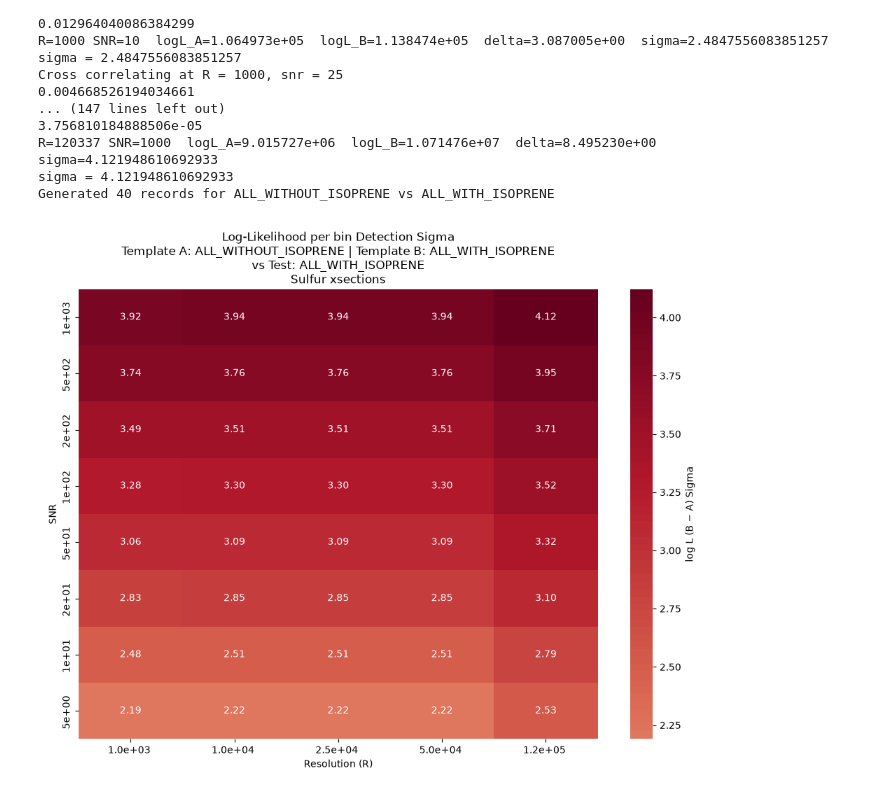
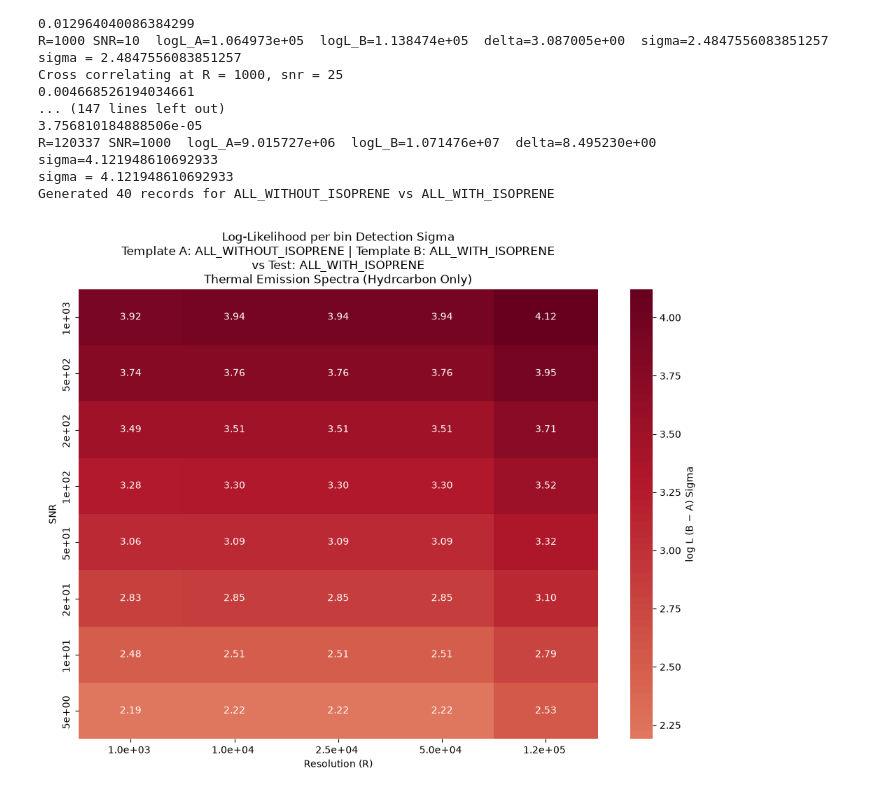
Before and after one commit to zanecollins/sgl_science_case, a Jupyter notebook: sgl_science_case/notebooks/hitran_xsc.ipynb, the cells around one changed output. Saved outputs shown, nothing was run; the diff lists cells and outputs as text; code cells hidden in the pictures.

```diff
--- a/sgl_science_case/notebooks/hitran_xsc.ipynb
+++ b/sgl_science_case/notebooks/hitran_xsc.ipynb
@@ -48,7 +48,7 @@ os.getcwd()
 # %% [output]
 '/Users/zaniaccollins/Research/SGL/sgl_science_case'
 # %%
-data_path = '/Users/zaniaccollins/Research/SGL/sgl_science_case/data/xsc_spectra'
+data_path = '/Users/zaniaccollins/Research/SGL/sgl_science_case/data/spectra_xsc_atm'
 # spectra_dict_path = f'{data_path}spectra_dict_cache_dwn1e-4_earth/'
 # %% [markdown]
 # Helper functions
@@ -423,32 +429,32 @@ plt.figure(figsize=(10, 8))
 
 ax=sns.heatmap(
     pivot,
     cmap='RdBu_r',
     center=0,
     annot=annot,
     fmt='',
     cbar_kws={'label': 'log L (B − A) Sigma'}
 )
 
 
 
 xticklabels = [f"{r:.1e} "
                for r in pivot.columns]
 yticklabels = [f"{snr:.0e} "
                for snr in pivot.index]
 ax.set_xticklabels(xticklabels)
 ax.set_yticklabels(yticklabels)
 
 plt.xlabel('Resolution (R)')
 plt.ylabel('SNR')
 plt.title(
     f'Log-Likelihood per bin Detection Sigma\n'
     f'Template A: {template_A} | Template B: {template_B}\n'
     f'vs Test: {test_scen}\n'
-    'Sulfur xsections'
+    'Thermal Emission Spectra (Hydrcarbon Only)'
 )
 
 plt.tight_layout()
 plt.show()
 # %% [output]
-[figure, old version]
+[figure, new version]
```
Also changed, not shown: parts of 5 cells of this notebook, 3 other files.
